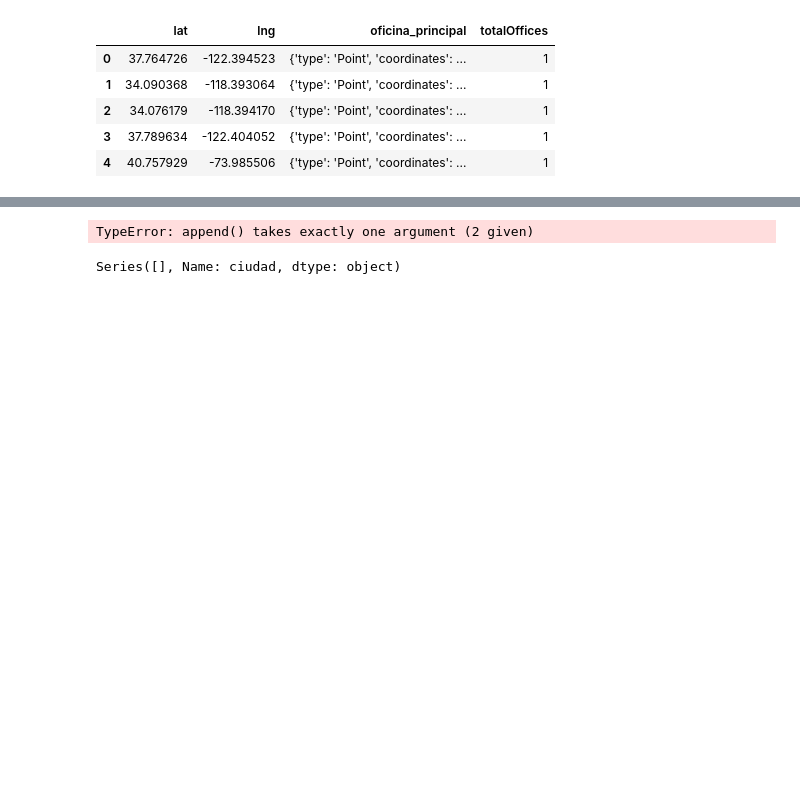
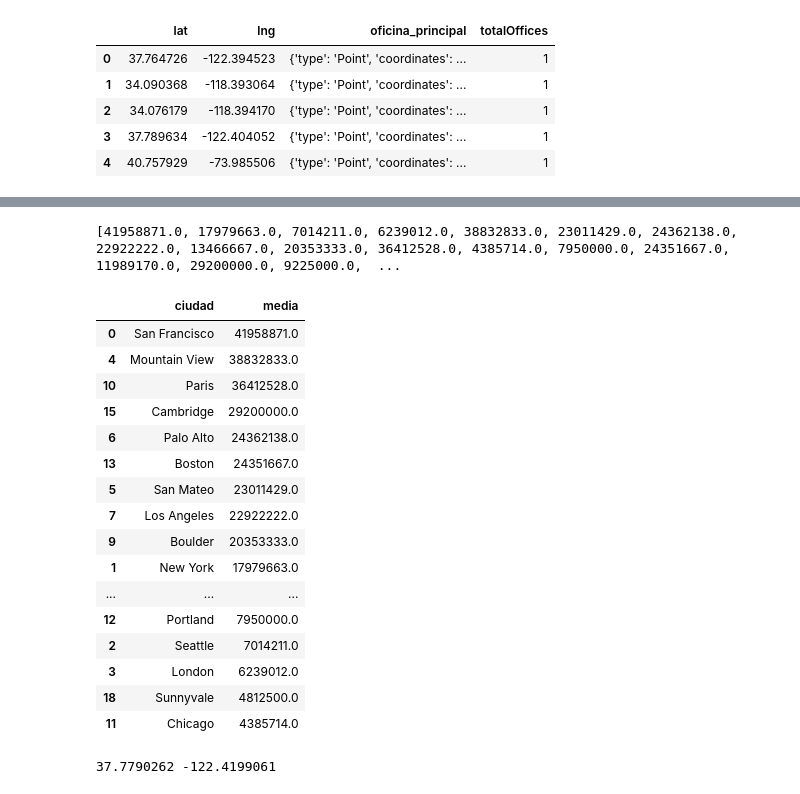
Before and after one commit to Pacoanes/find_my_office, a Jupyter notebook: Extraer.ipynb, the cells around one changed output, grey strips where cells are left out. Saved outputs shown, nothing was run; the diff lists cells and outputs as text; code cells hidden in the pictures; blank space fills up the shorter version.

```diff
--- a/Extraer.ipynb
+++ b/Extraer.ipynb
@@ -203,18 +217,50 @@ print(lista_paises)
 # %%
-for c in lista_paises:
-    i=0
-    medias=[]
+def calcMedia(c):
     bd = oficinas[oficinas["ciudad"]==c]
     contador=bd.ciudad.count()
     suma=bd.total_money_raised.sum()
     media=round(suma/contador)
-    medias.append(c, media)
-    i+=1
-print(medias)
+    return media
+res=[]
+for c in lista_paises:
+    a=calcMedia(c)
+    res.append(a)
+print(res)
 # %% [output]
-TypeError: append() takes exactly one argument (2 given)
+[41958871.0, 17979663.0, 7014211.0, 6239012.0, 38832833.0, 23011429.0, 24362138.0, 22922222.0, 13466667.0, 20353333.0, 36412528.0, 4385714.0, 7950000.0, 24351667.0, 11989170.0, 29200000.0, 9225000.0,  ...
-# %%
-bd.ciudad
-# %% [output]
-Series([], Name: ciudad, dtype: object)
+# %%
+ciudad_media=pd.DataFrame()
+ciudad_media["ciudad"]=lista_paises
+ciudad_media["media"]=res
+# %%
+ciudad_media=ciudad_media.sort_values(["media"], ascending=False)
+ciudad_media
+# %% [output]
+|  | ciudad | media |
+| 0 | San Francisco | 41958871.0 |
+| 4 | Mountain View | 38832833.0 |
+| 10 | Paris | 36412528.0 |
+| 15 | Cambridge | 29200000.0 |
+| 6 | Palo Alto | 24362138.0 |
+| 13 | Boston | 24351667.0 |
+| 5 | San Mateo | 23011429.0 |
+| 7 | Los Angeles | 22922222.0 |
+| 9 | Boulder | 20353333.0 |
+| 1 | New York | 17979663.0 |
+| ... | ... | ... |
+| 12 | Portland | 7950000.0 |
+| 2 | Seattle | 7014211.0 |
+| 3 | London | 6239012.0 |
+| 18 | Sunnyvale | 4812500.0 |
+| 11 | Chicago | 4385714.0 |
+# %%
+ciudas=ciudad_media.ciudad[0]
+
+lonlat= req.get("https://api.opencagedata.com/geocode/v1/json?q={}&key={}".format(ciudas, api_key)).json()
+lonlat
+llat=lonlat["results"][0]["geometry"]["lat"]
+llng=lonlat["results"][0]["geometry"]["lng"]
+print(llat,llng)
+# %% [output]
+37.7790262 -122.4199061
 # %%
```
Also changed, not shown: parts of 9 cells of this notebook, 1 other file.
